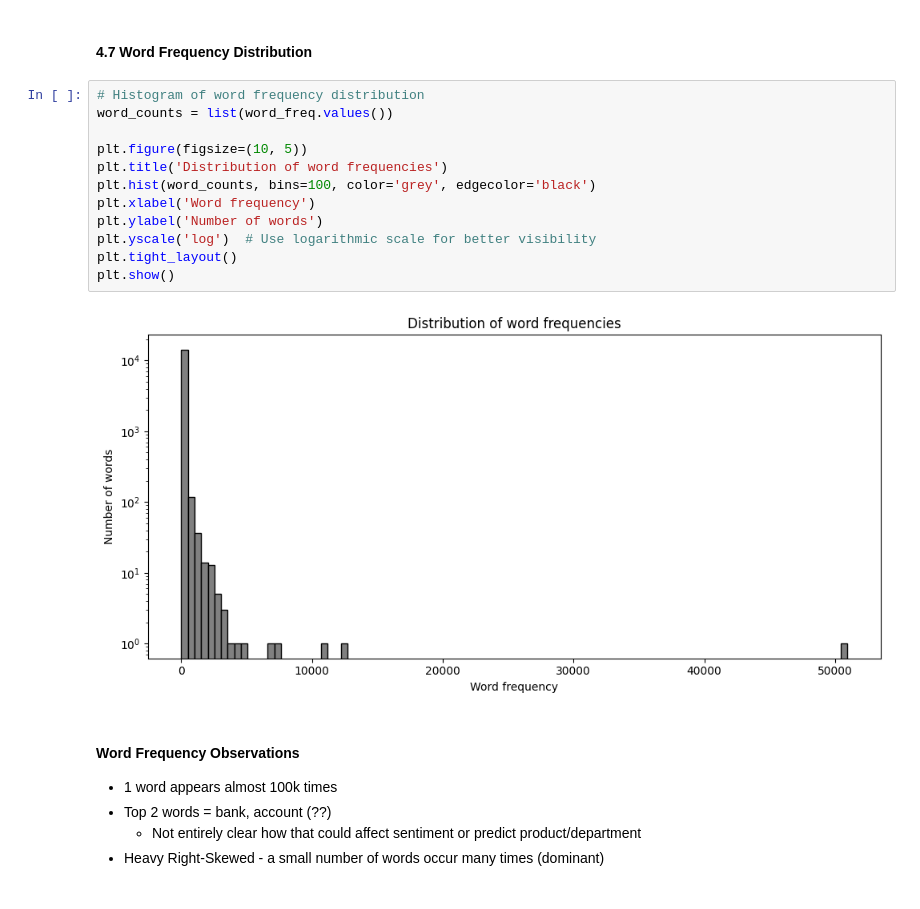
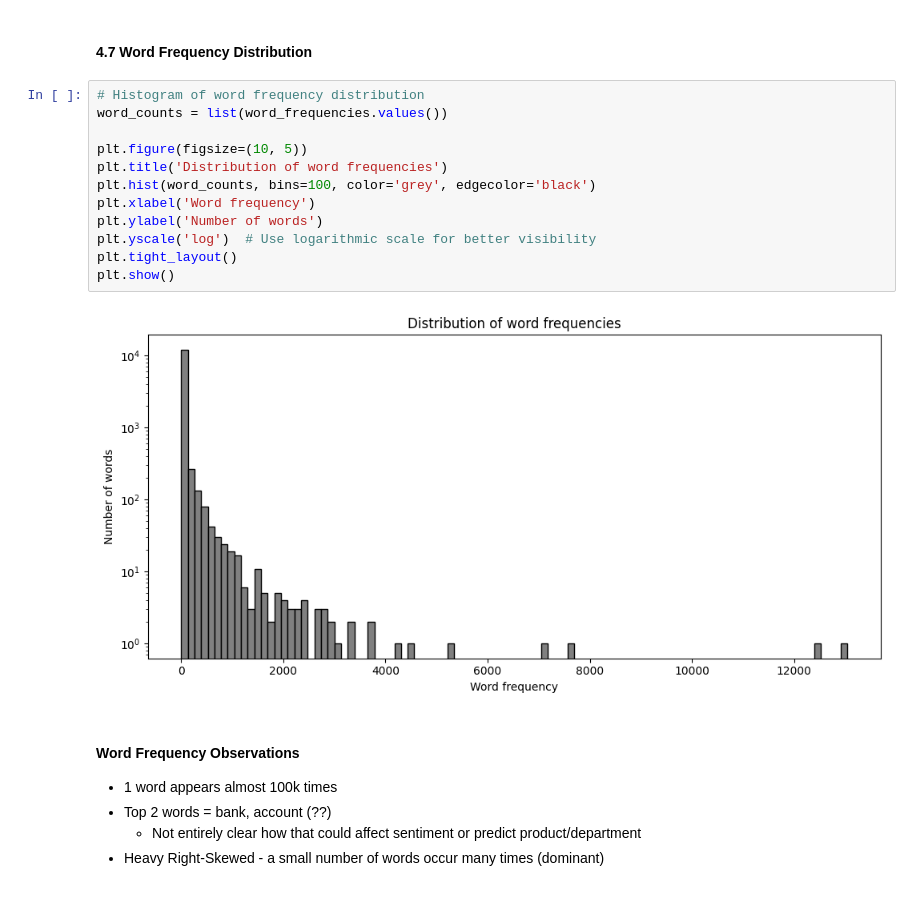
Before and after one commit to juanbucz/FullStackAcademyAICourse, a Jupyter notebook: Assignments/Unit 5/NLP - Unit 5 End Project.ipynb, the cells around one changed output. Cells and saved outputs as stored; diff of their text form.

```diff
--- a/Assignments/Unit 5/NLP - Unit 5 End Project.ipynb
+++ b/Assignments/Unit 5/NLP - Unit 5 End Project.ipynb
@@ -1323,18 +1610,18 @@ plt.show()
 #### 4.7 Word Frequency Distribution
 # %%
 # Histogram of word frequency distribution
-word_counts = list(word_freq.values())
+word_counts = list(word_frequencies.values())
 
 plt.figure(figsize=(10, 5))
 plt.title('Distribution of word frequencies')
 plt.hist(word_counts, bins=100, color='grey', edgecolor='black')
 plt.xlabel('Word frequency')
 plt.ylabel('Number of words')
 plt.yscale('log')  # Use logarithmic scale for better visibility
 plt.tight_layout()
 plt.show()
 # %% [output]
-[figure, old version]
+[figure, new version]
 # %% [markdown]
 #### Word Frequency Observations
 - 1 word appears almost 100k times
```
Also changed, not shown: parts of 82 cells of this notebook.
